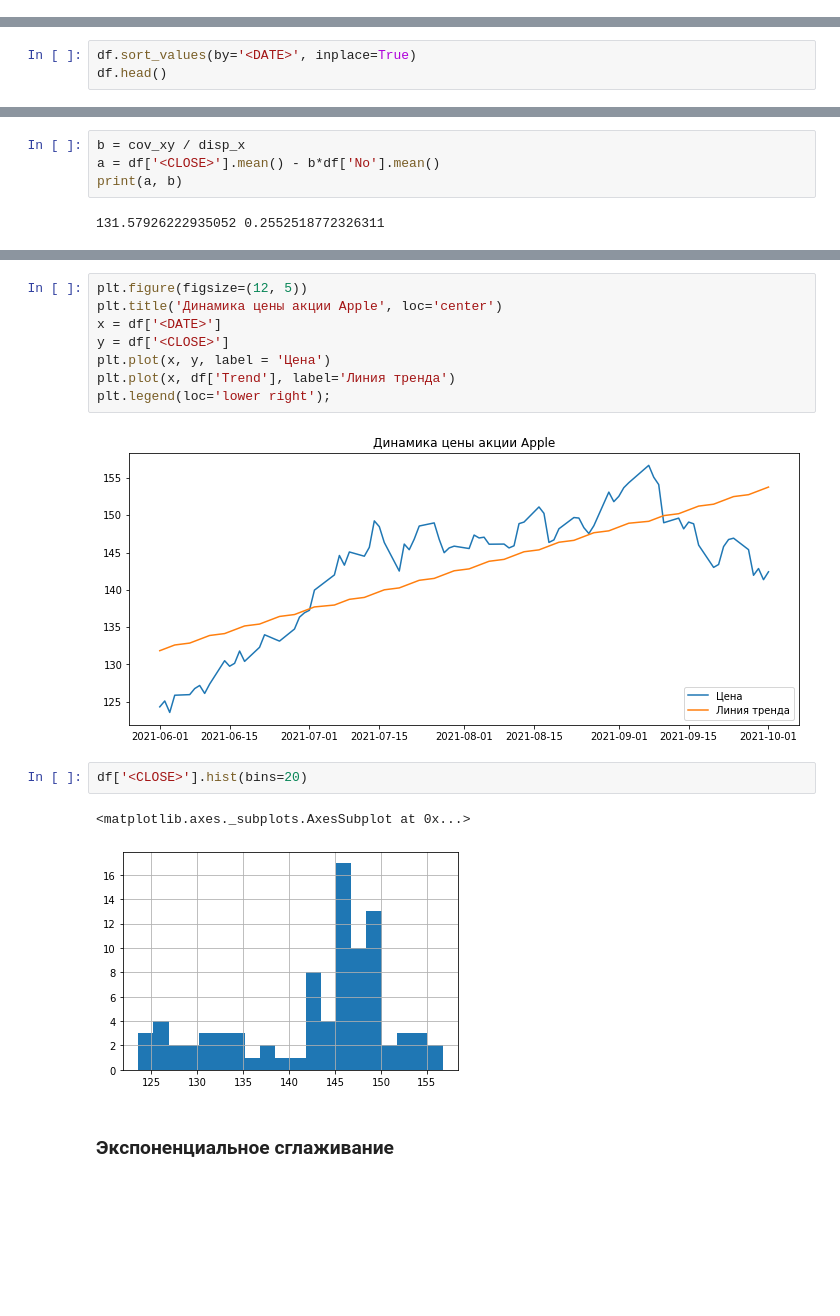
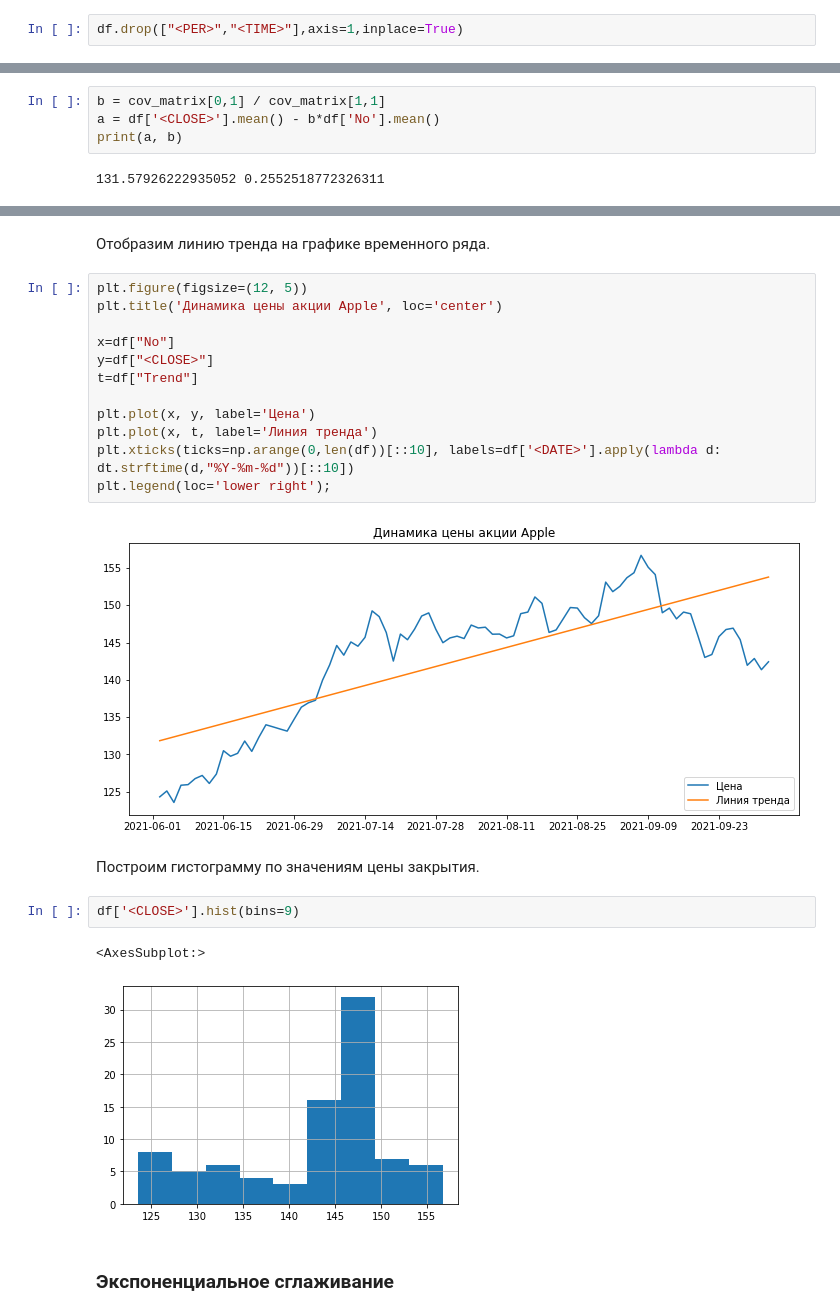
Before and after one commit to DanGlado/PDAPython, a Jupyter notebook: Тема 5/Time_series.ipynb, the cells around one changed output, grey strips where cells are left out. Cells and saved outputs as stored; diff of their text form; blank space fills up the shorter version.

```diff
--- a/Тема 5/Time_series.ipynb
+++ b/Тема 5/Time_series.ipynb
@@ -38,3 +40,5 @@ df
+# %%
+df.drop(["<PER>","<TIME>"],axis=1,inplace=True)
 # %% [markdown]
 Для получения краткой информации о *df* используем метод **_info()_**
 # %%
@@ -97,3 +89,0 @@ memory usage: 6.2+ KB
-# %%
-df.sort_values(by='<DATE>', inplace=True)
-df.head()
@@ -159,5 +142,5 @@ disp_x
 # %%
-b = cov_xy / disp_x
+b = cov_matrix[0,1] / cov_matrix[1,1]
 a = df['<CLOSE>'].mean() - b*df['No'].mean()
 print(a, b)
 # %% [output]
@@ -175,18 +160,26 @@ df.head()
+# %% [markdown]
+Отобразим линию тренда на графике временного ряда.
 # %%
 plt.figure(figsize=(12, 5))
 plt.title('Динамика цены акции Apple', loc='center')
-x = df['<DATE>']
-y = df['<CLOSE>']
-plt.plot(x, y, label = 'Цена')
-plt.plot(x, df['Trend'], label='Линия тренда')
+
+x=df["No"]
+y=df["<CLOSE>"]
+t=df["Trend"]
+
+plt.plot(x, y, label='Цена')
+plt.plot(x, t, label='Линия тренда')
+plt.xticks(ticks=np.arange(0,len(df))[::10], labels=df['<DATE>'].apply(lambda d: dt.strftime(d,"%Y-%m-%d"))[::10])
 plt.legend(loc='lower right');
 # %% [output]
-[figure, old version]
+[figure, new version]
+# %% [markdown]
+Построим гистограмму по значениям цены закрытия.
 # %%
-df['<CLOSE>'].hist(bins=20)
+df['<CLOSE>'].hist(bins=9)
 # %% [output]
-<matplotlib.axes._subplots.AxesSubplot at 0x...>
+<AxesSubplot:>
-[figure, old version]
+[figure, new version]
 # %% [markdown]
 ### Экспоненциальное сглаживание
 # %%
```
Also changed, not shown: parts of 32 cells of this notebook.
